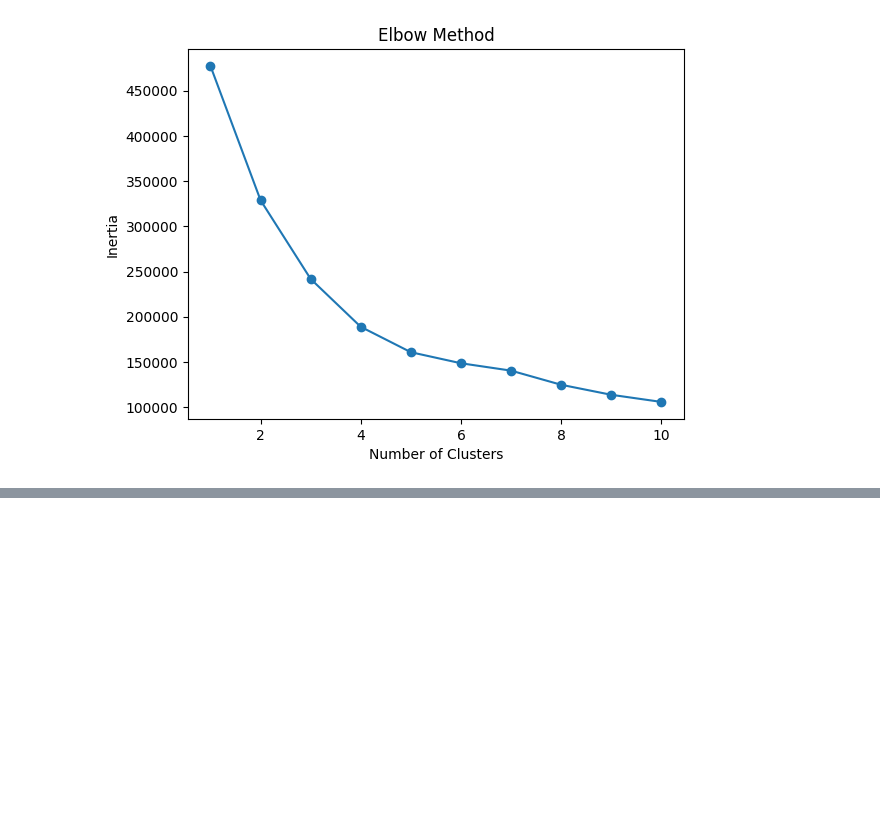
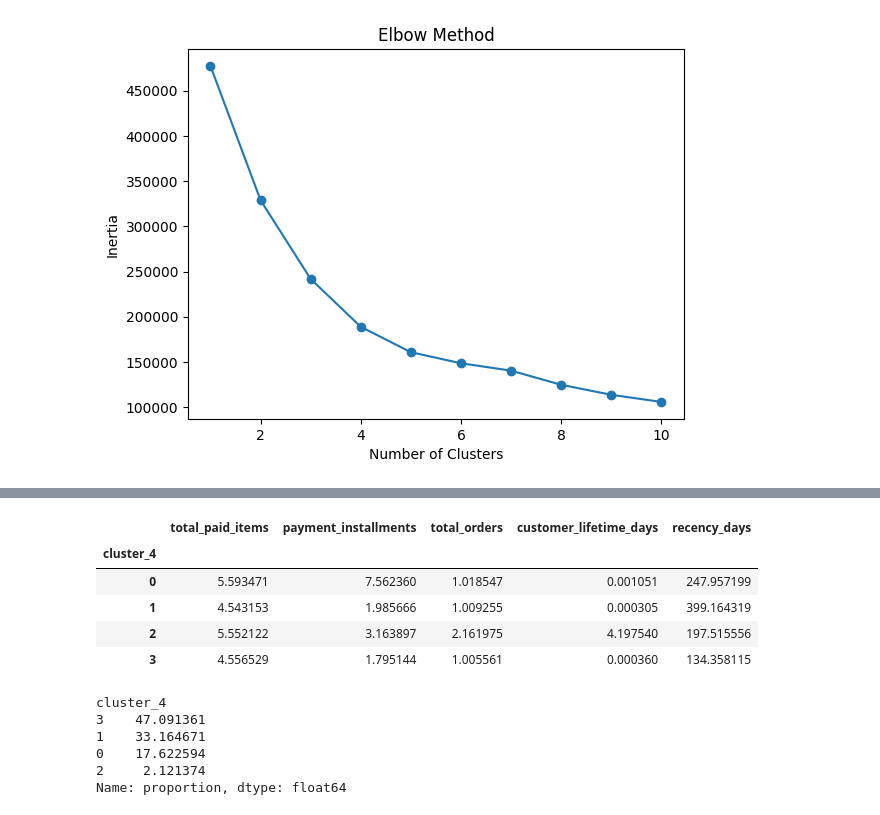
Before and after one commit to ferrettijaime-cmd/Professional_portfolio, a Jupyter notebook: Churn_and_Marketing_Analytics/Script_Python/customer_classification.ipynb, the cells around one changed output, grey strips where cells are left out. Drawn from its saved outputs; the diff is of its cells as text; code cells hidden in the pictures; blank space fills up the shorter version.

```diff
--- a/Churn_and_Marketing_Analytics/Script_Python/customer_classification.ipynb
+++ b/Churn_and_Marketing_Analytics/Script_Python/customer_classification.ipynb
@@ -208,0 +218,7 @@ t-SNE
+# %%
+kmeans_2 = KMeans(
+    n_clusters=2,
+    random_state=42,
+    n_init=10
+)
+ml_df["cluster_2"] = kmeans_2.fit_predict(X_scaled)
@@ -208,0 +241,26 @@ t-SNE
+# %%
+ml_df.groupby("cluster_4")[
+    [
+        "total_paid_items",
+        "payment_installments",
+        "total_orders",
+        "customer_lifetime_days",
+        "recency_days"
+    ]
+].mean()
+# %% [output]
+|  | total_paid_items | payment_installments | total_orders | customer_lifetime_days | recency_days |
+| cluster_4 |  |  |  |  |  |
+| 0 | 5.593471 | 7.562360 | 1.018547 | 0.001051 | 247.957199 |
+| 1 | 4.543153 | 1.985666 | 1.009255 | 0.000305 | 399.164319 |
+| 2 | 5.552122 | 3.163897 | 2.161975 | 4.197540 | 197.515556 |
+| 3 | 4.556529 | 1.795144 | 1.005561 | 0.000360 | 134.358115 |
+# %%
+ml_df["cluster_4"].value_counts(normalize=True) * 100
+# %% [output]
+cluster_4
+3    47.091361
+1    33.164671
+0    17.622594
+2     2.121374
+Name: proportion, dtype: float64
```
Also changed, not shown: parts of 12 cells of this notebook.
